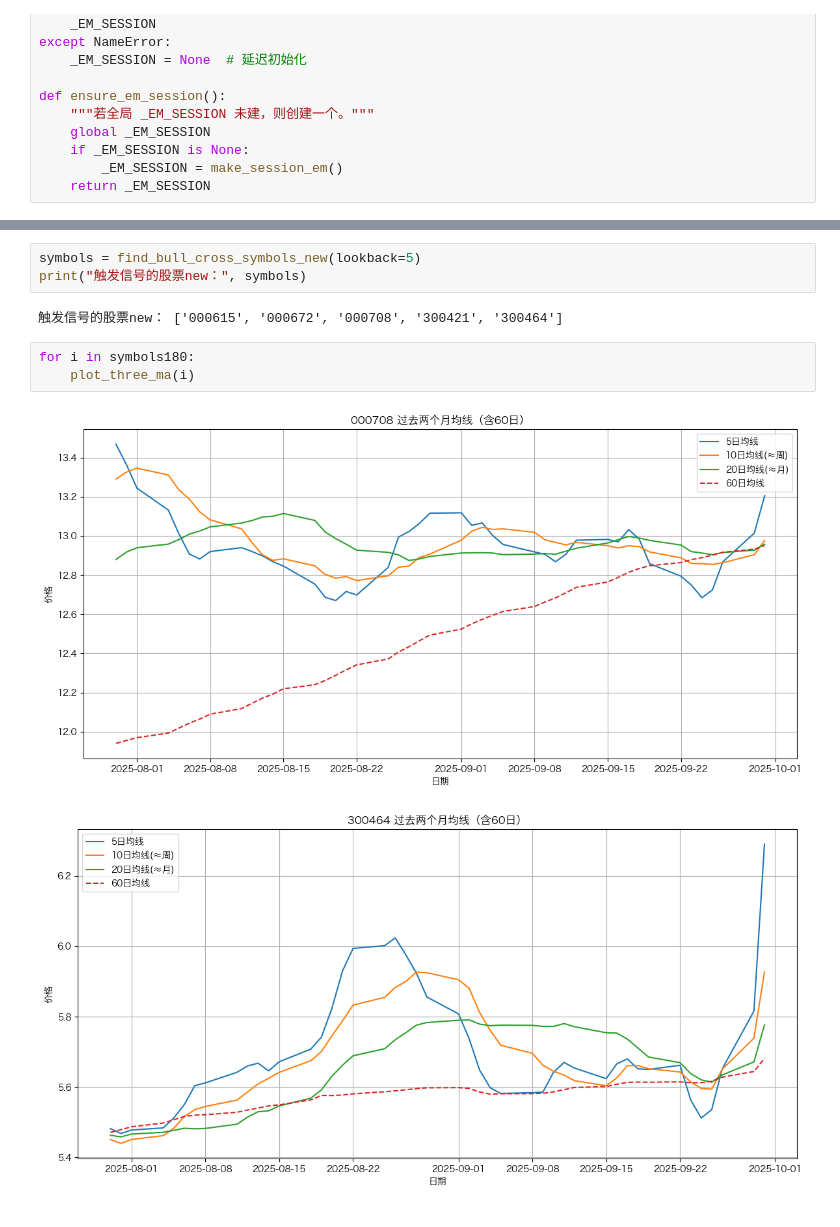
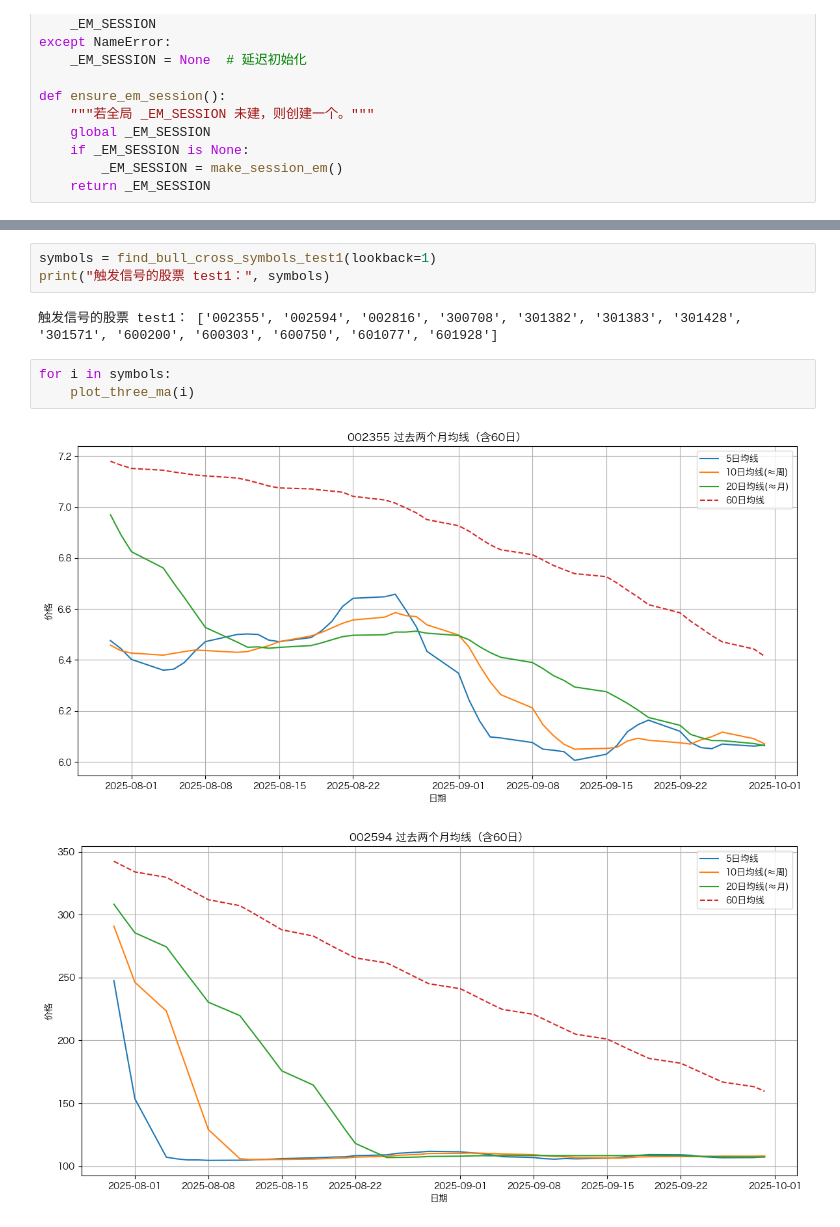
Before and after one commit to zzzxdzzz/MyTools, a Jupyter notebook: AK-Tool-2025-for-testing.ipynb, the cells around one changed output, grey strips where cells are left out. Cells and saved outputs as stored; diff of their text form.

```diff
--- a/AK-Tool-2025-for-testing.ipynb
+++ b/AK-Tool-2025-for-testing.ipynb
@@ -1025,11 +1172,11 @@ print("触发信号的股票new：", symbols180)
 # %%
-symbols = find_bull_cross_symbols_new(lookback=5)
-print("触发信号的股票new：", symbols)
+symbols = find_bull_cross_symbols_test1(lookback=1)
+print("触发信号的股票 test1：", symbols)
 # %% [output]
-触发信号的股票new： ['000615', '000672', '000708', '300421', '300464']
+触发信号的股票 test1： ['002355', '002594', '002816', '300708', '301382', '301383', '301428', '301571', '600200', '600303', '600750', '601077', '601928']
 # %%
-for i in symbols180:
+for i in symbols:
     plot_three_ma(i)
 # %% [output]
-[figure, old version]
+[figure, new version]
-[figure, old version]
+[figure, new version]
```
Also changed, not shown: parts of 5 cells of this notebook.
